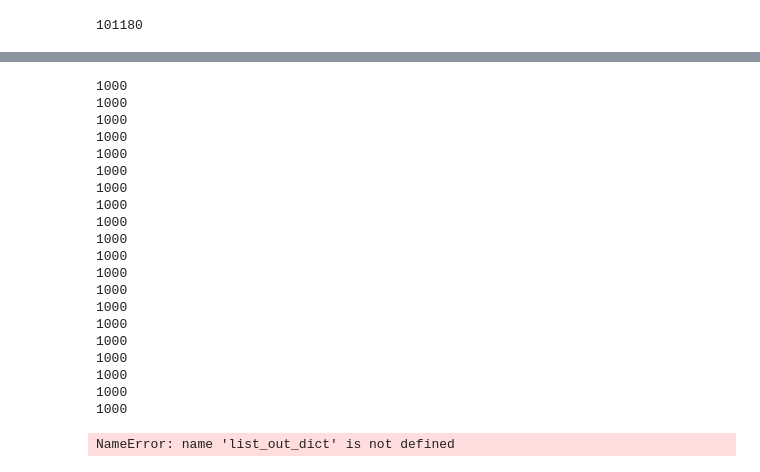
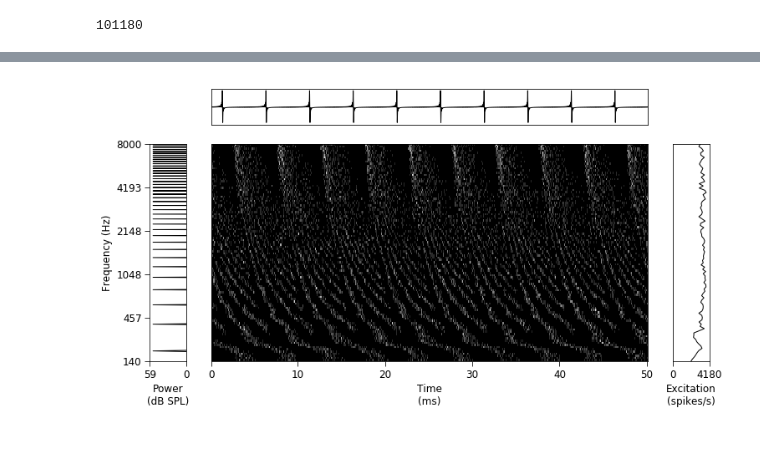
Before and after one commit to msaddler/bez2018model, a Jupyter notebook: notebook_debug_bez2018model.ipynb, the cells around one changed output, grey strips where cells are left out. Cells and saved outputs as stored; diff of their text form; code cells hidden in the pictures; blank space fills up the shorter version.

Commit message:
added support for sparse and dense spike tensors with channel dimension (TODO: backwards compatibility for no channel dimension)

```diff
--- a/notebook_debug_bez2018model.ipynb
+++ b/notebook_debug_bez2018model.ipynb
@@ -30,7 +30,7 @@ np.random.seed(random_seed)
 sr = 32000
 fs = sr
 f0 = 200
-dur = 0.15
+dur = 0.150
 y = util_stimuli.complex_tone(
     f0,
     fs,
@@ -47,7 +47,7 @@ dBSPL = 60
 y = util_stimuli.combine_signal_and_noise(y, noise, snr, mean_subtract=True)
 y = util_stimuli.set_dBSPL(y, dBSPL)
 
-y = np.stack([y, util_stimuli.set_dBSPL(y, dBSPL+5)], axis=1)
+y = np.stack([y, util_stimuli.set_dBSPL(y, dBSPL-40)], axis=1)
 print(y.shape)
 
 ipd.display(ipd.Audio(y.T, rate=sr))
@@ -57,7 +57,7 @@ ipd.display(ipd.Audio(y.T, rate=sr))
 # %%
 # RUN `nervegram` model
 kwargs_nervegram = {
-    'nervegram_dur': None,#0.050,
+    'nervegram_dur': 0.050,
     'nervegram_fs': 20e3,
     'buffer_start_dur': 0.070,
     'buffer_end_dur': 0.010,
@@ -67,7 +67,7 @@ kwargs_nervegram = {
     'species': 2,
     'bandwidth_scale_factor': 1,
     'cf_list': None,
-    'num_cf': 10,
+    'num_cf': 100,
     'min_cf': 125.0,
     'max_cf': 8e3,
     'synapseMode': 0,
@@ -88,7 +88,7 @@ kwargs_nervegram = {
     'return_spike_times': True,
     'return_spike_tensor_sparse': True,
     'return_spike_tensor_dense': True,
-    'nervegram_spike_tensor_fs': 100e3,
+    'nervegram_spike_tensor_fs': 10e3,
 }
 
 importlib.reload(bez2018model)
@@ -96,10 +96,10 @@ importlib.reload(bez2018model)
 for _ in range(1):
     np.random.seed(random_seed)
     t = time.time()
-    out_dict = bez2018model.nervegram(y[:, 0], sr, **kwargs_nervegram)
+    out_dict = bez2018model.nervegram(y, sr, **kwargs_nervegram)
     print('TIME:', time.time() - t)
     print('MEMORY:', resource.getrusage(resource.RUSAGE_SELF).ru_maxrss)
-#     print(out_dict['nervegram_spike_tensor_dense'].sum())
+    print(out_dict['nervegram_spike_tensor_dense'].sum())
 
 
 print('')
@@ -126,88 +135,43 @@ BdbQuit:
-# %%
-for _ in range(20):
-
-    t_start = np.random.uniform(0.07, 0.98213)
-    t_end = t_start + 0.05
-    sr = 20e3
-
-    print(int(t_end * sr) - int(t_start * sr) )
-# %% [output]
-1000
-1000
-1000
-1000
-1000
-1000
-1000
-1000
-1000
-1000
-1000
-1000
-1000
-1000
-1000
-1000
-1000
-1000
-1000
-1000
-# %%
-'nervegram_meanrates'
-'nervegram_vihcs'
-
-X = list_out_dict[-1]['nervegram_meanrates']
-Y = list_out_dict[0]['nervegram_meanrates']
-
-print(np.abs(X - Y).max())
-
-
-nervegram_mean = np.mean(np.stack([tmp['nervegram_meanrates'] for tmp in list_out_dict]), axis=0)
-nervegram_mean.shape, X.shape
-# %% [output]
-NameError: name 'list_out_dict' is not defined
 # %%
 figsize=(12, 6)
 nrows=2
 ncols=3
 gridspec_kw = {
     'wspace': 0.15,
     'hspace': 0.15,
     'width_ratios': [1, 12, 1],
     'height_ratios': [1, 6],
 }
 
-waveform = out_dict['pin']
+IDX_CHANNEL = 0
+waveform = out_dict['pin'][:, IDX_CHANNEL]
 sr_waveform = out_dict['pin_fs']
-nervegram = out_dict['nervegram_spike_tensor'].sum(axis=0)
-# nervegram = out_dict['nervegram_meanrates']
-sr_nervegram = out_dict['nervegram_fs']
+nervegram = out_dict['nervegram_spike_tensor_dense'][:, :, :, IDX_CHANNEL].sum(axis=0)
+sr_nervegram = out_dict['nervegram_spike_tensor_fs']
+# nervegram = out_dict['nervegram_meanrates'][:, :, IDX_CHANNEL]
+# sr_nervegram = out_dict['nervegram_fs']
 
-# waveform = out_dict_old['pin']
-# sr_waveform = out_dict_old['pin_fs']
-# nervegram = np.squeeze(out_dict_old['meanrates'])
-# sr_nervegram = out_dict_old['meanrates_fs']
 
 if True:
-# for nervegram in [nervegram_mean]:
-# for nervegram in [Y]:
     fig, ax_arr = plt.subplots(nrows=nrows, ncols=ncols, figsize=figsize, gridspec_kw=gridspec_kw)
     util_figures.make_stimulus_summary_plot(ax_arr,
                                             ax_idx_waveform=1,
                                             ax_idx_spectrum=3,
                                             ax_idx_nervegram=4,
                                             ax_idx_excitation=5,
 #                                             tmin=0.3,
 #                                             tmax=0.4,
                                             waveform=waveform,
                                             nervegram=nervegram,
                                             sr_waveform=sr_waveform,
                                             sr_nervegram=sr_nervegram,
                                             cfs=out_dict['cf_list'])
     plt.tight_layout()
     plt.show()
 
 #     fig.savefig('tmp.pdf', bbox_inches='tight', pad_inches=0, transparent=False)
+# %% [output]
+[figure, added]
 # %%
 figsize=(12, 6)
 nrows=2
```
Also changed, not shown: parts of 1 cell of this notebook, 1 other file.
